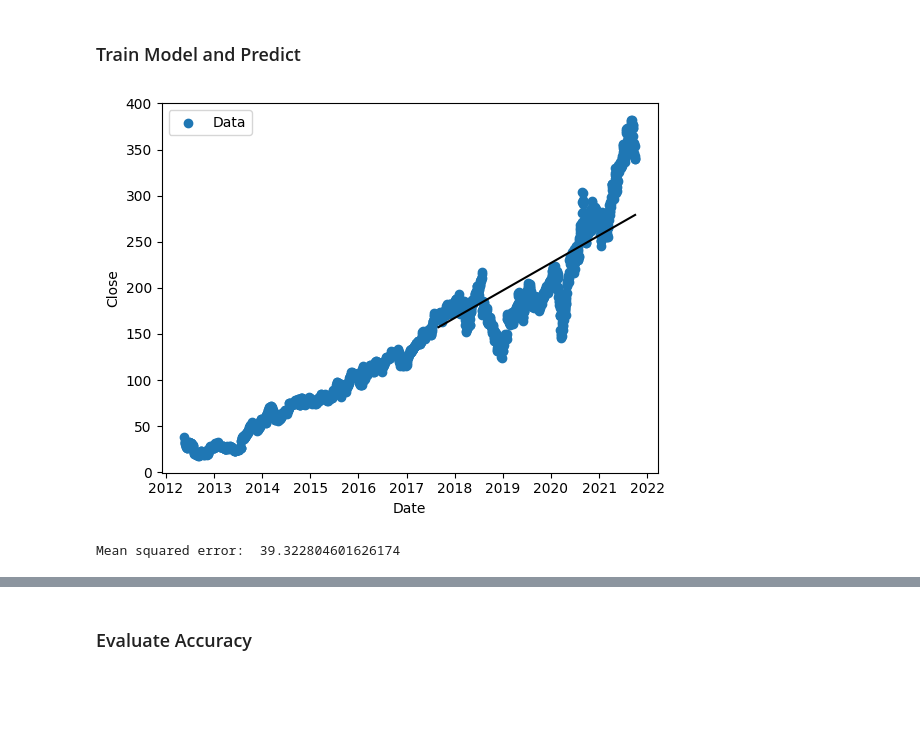
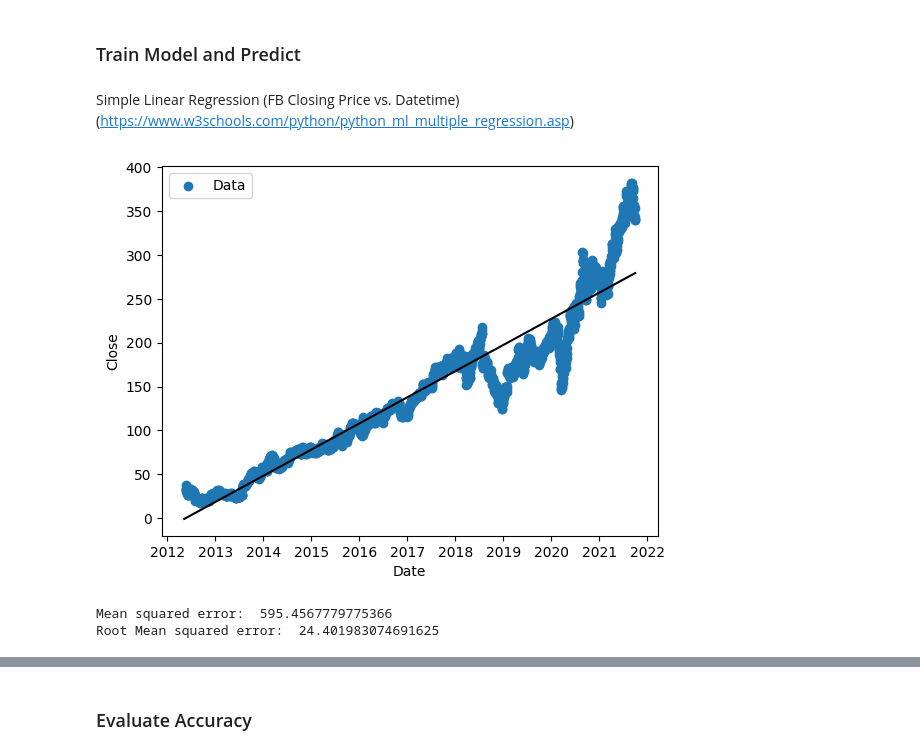
Before and after one commit to duckgrammer/Facebook-Stocks-ML, a Jupyter notebook: Facebook Stocks.ipynb, the cells around one changed output, grey strips where cells are left out. Drawn from its saved outputs; the diff is of its cells as text; code cells hidden in the pictures; blank space fills up the shorter version.

Commit message:
train and plot multiple features

```diff
--- a/Facebook Stocks.ipynb
+++ b/Facebook Stocks.ipynb
@@ -115,30 +115,43 @@ i.add_legend()
 [figure]
 # %% [markdown]
 ### Train Model and Predict
+# %% [markdown]
+Simple Linear Regression (FB Closing Price vs. Datetime)
+(https://www.w3schools.com/python/python_ml_multiple_regression.asp)
 # %%
-# Simple Linear Regression using FB Closing Price vs. Datetime
-# (https://www.w3schools.com/python/python_ml_multiple_regression.asp)
 from sklearn import linear_model
 import datetime as dt
 
+# Split and Train Data
 X = FB_dataframe[['ordinal']]
 y = FB_dataframe['Close']
+X_train, X_test, y_train, y_test = train_test_split(X, y, test_size=0.2, random_state=42)
 
 regr = linear_model.LinearRegression()
-regr.fit(X.values, y.values)
+regr.fit(X_train.values, y_train.values)
+
 # plot data
 fig, ax = plt.subplots()
 ax.scatter(FB_dataframe['Date'], FB_dataframe['Close'], label='Data')
 ax.set_xlabel('Date')
 ax.set_ylabel('Close')
 ax.legend()
 
 # plot pred
-date_range = pd.date_range(start='2017-08-31', end='2021-10-01', freq='D')
+date_range = pd.date_range(start='2012-05-08', end='2021-10-01', freq='D')
 ordinal_range = date_range.to_series().apply(lambda date: date.toordinal())
 y_pred = regr.predict(ordinal_range.to_numpy().reshape(-1, 1))
 ax.plot(date_range, y_pred, color='k')
 
 plt.show()
+
+# Evaluate the performance of the model using mean squared error
+y_pred_test = regr.predict(X_test.values)
+mse = mean_squared_error(y_test, y_pred_test)
+rmse = np.sqrt(mse)
+print('Mean squared error: ', mse)
+print('Root Mean squared error: ', rmse)
 # %% [output]
-[figure, old version]
+[figure, new version]
+Mean squared error:  595.4567779775366
+Root Mean squared error:  24.401983074691625
@@ -162,7 +157,0 @@ y_pred = svr.predict(ordinal_range.to_numpy().reshape(-1, 1))
-# %%
-# Evaluate the performance of the model using mean squared error
-y_pred_test = svr.predict(X_test.values)
-mse = mean_squared_error(y_test, y_pred_test)
-print('Mean squared error: ', mse)
-# %% [output]
-Mean squared error:  39.322804601626174
```
Also changed, not shown: parts of 6 cells of this notebook.
